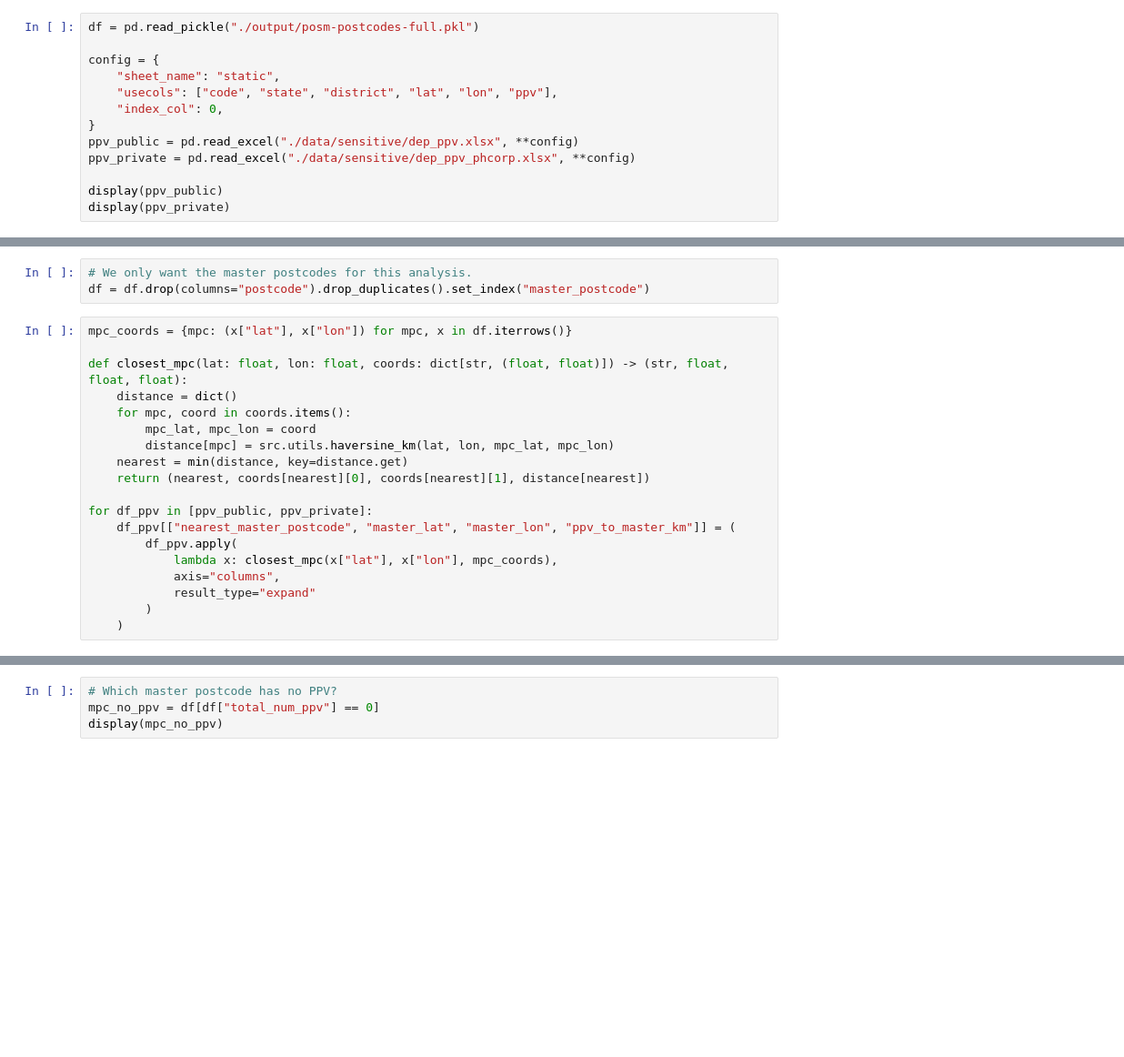
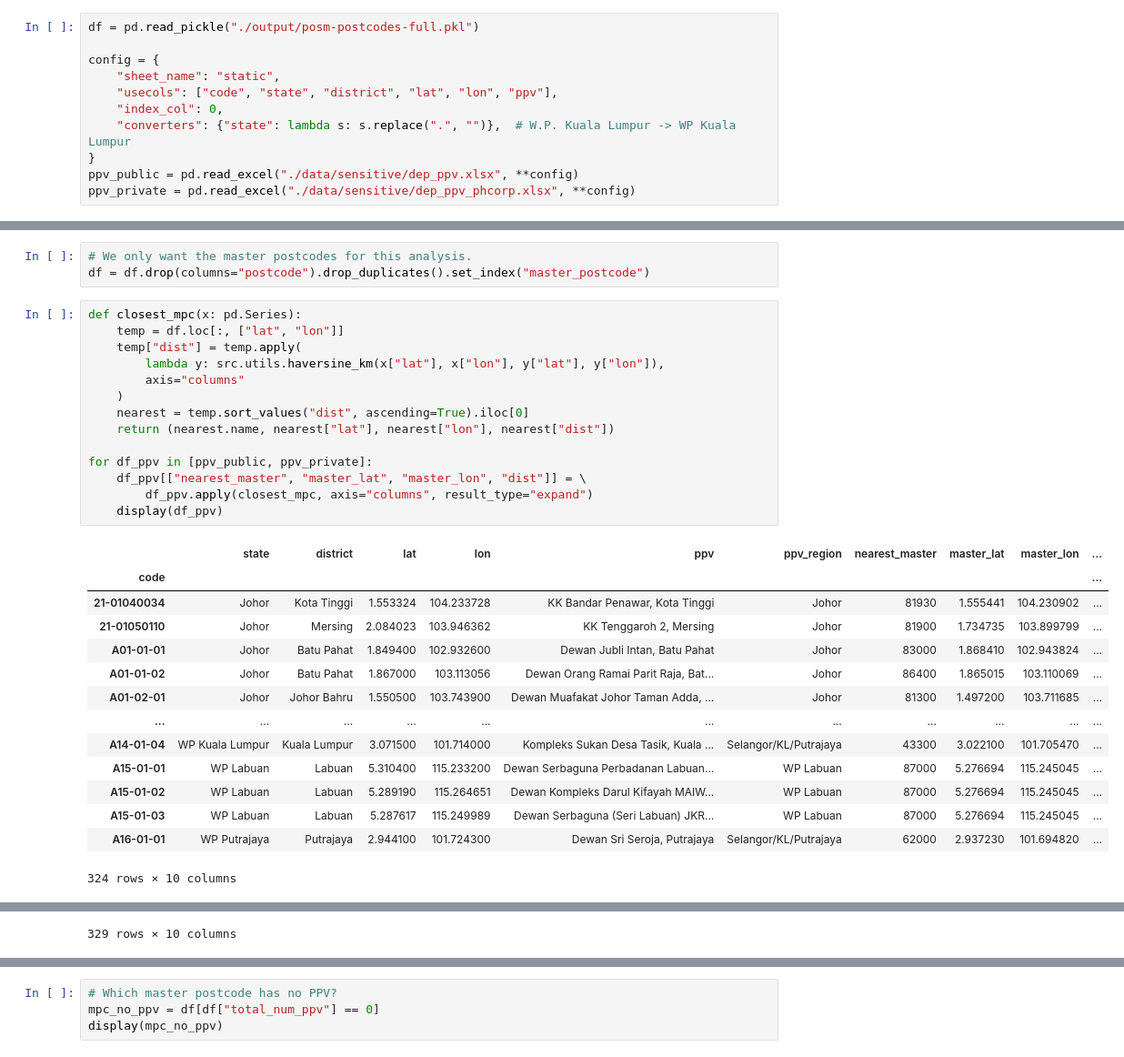
Before and after one commit to jiannmeng/mys-postcode-matrix, a Jupyter notebook: 6-ppv-in-master-postcode.ipynb, the cells around one changed output, grey strips where cells are left out. Shown: that part at 91% size. Cells and saved outputs as stored; diff of their text form; blank space fills up the shorter version.

Commit message:
More analysis on ppv-in-master-postcode

```diff
--- a/6-ppv-in-master-postcode.ipynb
+++ b/6-ppv-in-master-postcode.ipynb
@@ -9,9 +9,7 @@ config = {
     "sheet_name": "static",
     "usecols": ["code", "state", "district", "lat", "lon", "ppv"],
     "index_col": 0,
+    "converters": {"state": lambda s: s.replace(".", "")},  # W.P. Kuala Lumpur -> WP Kuala Lumpur
 }
 ppv_public = pd.read_excel("./data/sensitive/dep_ppv.xlsx", **config)
 ppv_private = pd.read_excel("./data/sensitive/dep_ppv_phcorp.xlsx", **config)
-
-display(ppv_public)
-display(ppv_private)
@@ -47,22 +57,32 @@ display(ppv_private)
 # %%
 # We only want the master postcodes for this analysis.
 df = df.drop(columns="postcode").drop_duplicates().set_index("master_postcode")
-# %%
-mpc_coords = {mpc: (x["lat"], x["lon"]) for mpc, x in df.iterrows()}
-
-def closest_mpc(lat: float, lon: float, coords: dict[str, (float, float)]) -> (str, float, float, float):
-    distance = dict()
-    for mpc, coord in coords.items():
-        mpc_lat, mpc_lon = coord
-        distance[mpc] = src.utils.haversine_km(lat, lon, mpc_lat, mpc_lon)
-    nearest = min(distance, key=distance.get)
-    return (nearest, coords[nearest][0], coords[nearest][1], distance[nearest])
-
-for df_ppv in [ppv_public, ppv_private]:
-    df_ppv[["nearest_master_postcode", "master_lat", "master_lon", "ppv_to_master_km"]] = (
-        df_ppv.apply(
-            lambda x: closest_mpc(x["lat"], x["lon"], mpc_coords),
-            axis="columns",
-            result_type="expand"
-        )
-    )
+# %%
+def closest_mpc(x: pd.Series):
+    temp = df.loc[:, ["lat", "lon"]]
+    temp["dist"] = temp.apply(
+        lambda y: src.utils.haversine_km(x["lat"], x["lon"], y["lat"], y["lon"]),
+        axis="columns"
+    )
+    nearest = temp.sort_values("dist", ascending=True).iloc[0]
+    return (nearest.name, nearest["lat"], nearest["lon"], nearest["dist"])
+
+for df_ppv in [ppv_public, ppv_private]:
+    df_ppv[["nearest_master", "master_lat", "master_lon", "dist"]] = \
+        df_ppv.apply(closest_mpc, axis="columns", result_type="expand")
+    display(df_ppv)
+# %% [output]
+|  | state | district | lat | lon | ppv | ppv_region | nearest_master | master_lat | master_lon | ... |
+| code |  |  |  |  |  |  |  |  |  | ... |
+| 21-01040034 | Johor | Kota Tinggi | 1.553324 | 104.233728 | KK Bandar Penawar, Kota Tinggi | Johor | 81930 | 1.555441 | 104.230902 | ... |
+| 21-01050110 | Johor | Mersing | 2.084023 | 103.946362 | KK Tenggaroh 2, Mersing | Johor | 81900 | 1.734735 | 103.899799 | ... |
+| A01-01-01 | Johor | Batu Pahat | 1.849400 | 102.932600 | Dewan Jubli Intan, Batu Pahat | Johor | 83000 | 1.868410 | 102.943824 | ... |
+| A01-01-02 | Johor | Batu Pahat | 1.867000 | 103.113056 | Dewan Orang Ramai Parit Raja, Bat... | Johor | 86400 | 1.865015 | 103.110069 | ... |
+| A01-02-01 | Johor | Johor Bahru | 1.550500 | 103.743900 | Dewan Muafakat Johor Taman Adda, ... | Johor | 81300 | 1.497200 | 103.711685 | ... |
+| ... | ... | ... | ... | ... | ... | ... | ... | ... | ... | ... |
+| A14-01-04 | WP Kuala Lumpur | Kuala Lumpur | 3.071500 | 101.714000 | Kompleks Sukan Desa Tasik, Kuala ... | Selangor/KL/Putrajaya | 43300 | 3.022100 | 101.705470 | ... |
+| A15-01-01 | WP Labuan | Labuan | 5.310400 | 115.233200 | Dewan Serbaguna Perbadanan Labuan... | WP Labuan | 87000 | 5.276694 | 115.245045 | ... |
+| A15-01-02 | WP Labuan | Labuan | 5.289190 | 115.264651 | Dewan Kompleks Darul Kifayah MAIW... | WP Labuan | 87000 | 5.276694 | 115.245045 | ... |
+| A15-01-03 | WP Labuan | Labuan | 5.287617 | 115.249989 | Dewan Serbaguna (Seri Labuan) JKR... | WP Labuan | 87000 | 5.276694 | 115.245045 | ... |
+| A16-01-01 | WP Putrajaya | Putrajaya | 2.944100 | 101.724300 | Dewan Sri Seroja, Putrajaya | Selangor/KL/Putrajaya | 62000 | 2.937230 | 101.694820 | ... |
+324 rows × 10 columns
@@ -69,2 +102,3 @@ for df_ppv in [ppv_public, ppv_private]:
+329 rows × 10 columns
 # %%
 print("Public PPV distance from master postcode:")
```
Also changed, not shown: parts of 8 cells of this notebook, 2 other files.
